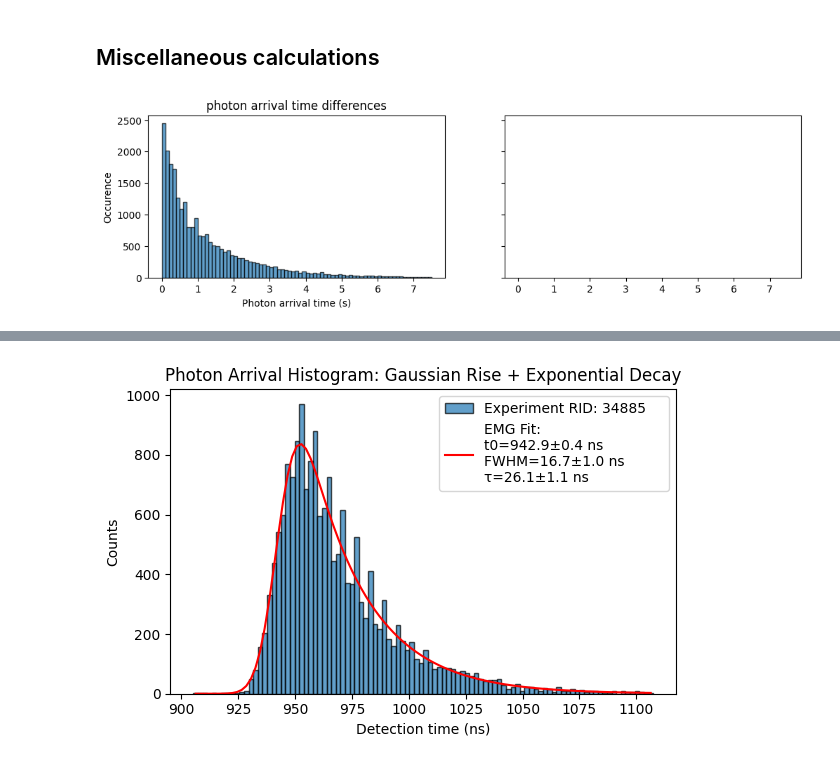
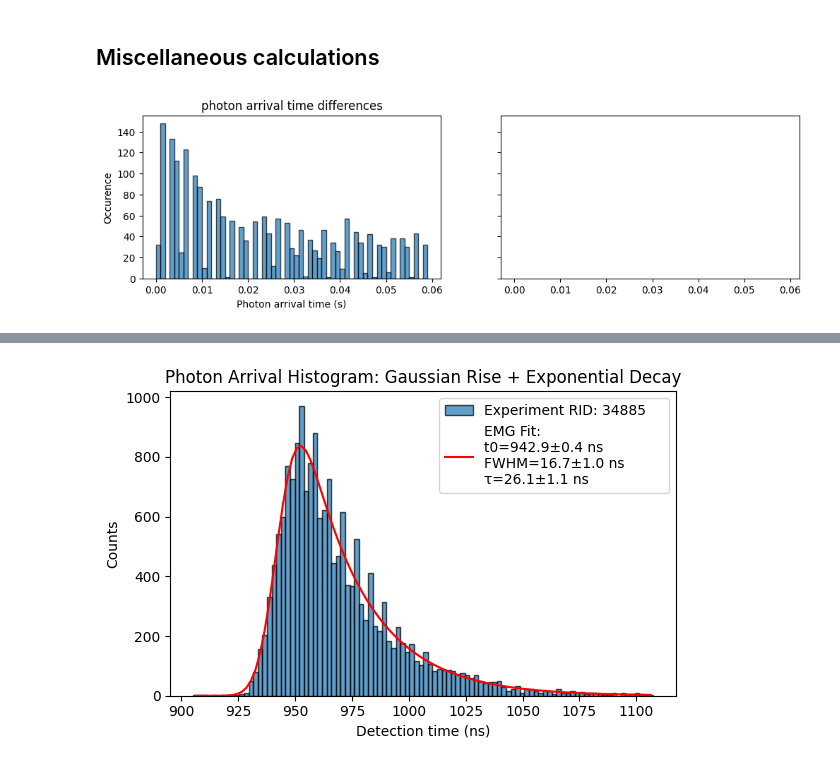
Before and after one commit to QuantumQuadrate/qn_artiq_routines, a Jupyter notebook: Analysis/Single photon analysis/singe_photon_analysis_2025.ipynb, the cells around one changed output, grey strips where cells are left out. Saved outputs shown, nothing was run; the diff lists cells and outputs as text; code cells hidden in the pictures.

```diff
--- a/Analysis/Single photon analysis/singe_photon_analysis_2025.ipynb
+++ b/Analysis/Single photon analysis/singe_photon_analysis_2025.ipynb
@@ -4,7 +4,7 @@ Valid for experiments from 2025-04-08 until ...
 
 Compared to the one below, I have added the histogram of BothSPCMs. Since 2025-04-08, I added BothSPCMs_RO1 and BothSPCMs_RO2 datasets and they should be used to check for atom loading and calculate retention. This is because with PBS in node 1, SPCM0_RO1 and 2 depend on the waveplates angles and the average of SPCM0 and SPCM1 should be used.
 # %%
-date_filters = ["2026-04-03"]
+date_filters = ["2026-03-28"]
 
 from matplotlib import pyplot as plt
 import matplotlib as mpl
@@ -73,7 +68,7 @@ file 14 (C:\Networking Experiment\artiq codes\artiq-master\results\2026-04-03\15
 # %%
 ### the file(s) to analyze:
 file_indices = {
-    14:'',
+    6:'',
 }
 
 compare = True # compare multiple files in the same retention and loading plots
@@ -376,17 +371,3 @@ plt.tight_layout()
 plt.show()
 # %% [output]
 [figure]
-# %%
-#######  Atom loading time plot
-## We can slice the array to separate iterations later, if we want.
-
-data = Atom_loading_time[1500:]
-
-mean_loading_time = np.mean(data)
-plt.figure(figsize=(5, 3))
-plt.plot(data, 'r-')
-
-plt.xlabel("Atom number")
-plt.ylabel("Loading time (s)")
-plt.title(f"Atom loading time (Mean: {mean_loading_time:.3f} s)")
-plt.show()
@@ -667,26 +646,26 @@ plt.show()
 # %%
 """
 Detailed rate analysis.
 
 """
 ########################################## Plot histogram of photon arrival times
 
 for i in range(iterations):
     fig, axs = plt.subplots(1, 2, figsize=(12, 3), sharey=True, sharex=True)
     time_diffs = np.diff(BothSPCMs_tStamps_filtered_iAll[i])
     data_temp = np.sort(time_diffs) ### sorted so we can easily select and zoom into short times, for example.
-    data = data_temp[0:-100] ### In case the last few times are too long, remove them from the data.
+    data = data_temp[0:-1000] ### In case the last few times are too long, remove them from the data.
 
-    bin_width = 0.1  ### in seconds
+    bin_width = 0.001  ### in seconds
     Bins = np.arange(data.min(), data.max() + bin_width, bin_width)
 
     axs[0].hist(data, bins=Bins, edgecolor='black', alpha=0.7, log=False) ### log=True applies log-scale to y-axis
     axs[0].set_xlabel("Photon arrival time (s)")
     axs[0].set_ylabel("Occurence")
     axs[0].set_title("photon arrival time differences")
 
     # axs[1].hist(SPCM1_rel_tStamps_iAll[i], bins=100, edgecolor='black', alpha=0.7)
     # axs[1].set_xlabel("detection time (ns)")
     # axs[1].set_title("SPCM1 photons");
 # %% [output]
-[figure, old version]
+[figure, new version]
```
Also changed, not shown: parts of 6 cells of this notebook, 4 other files.
